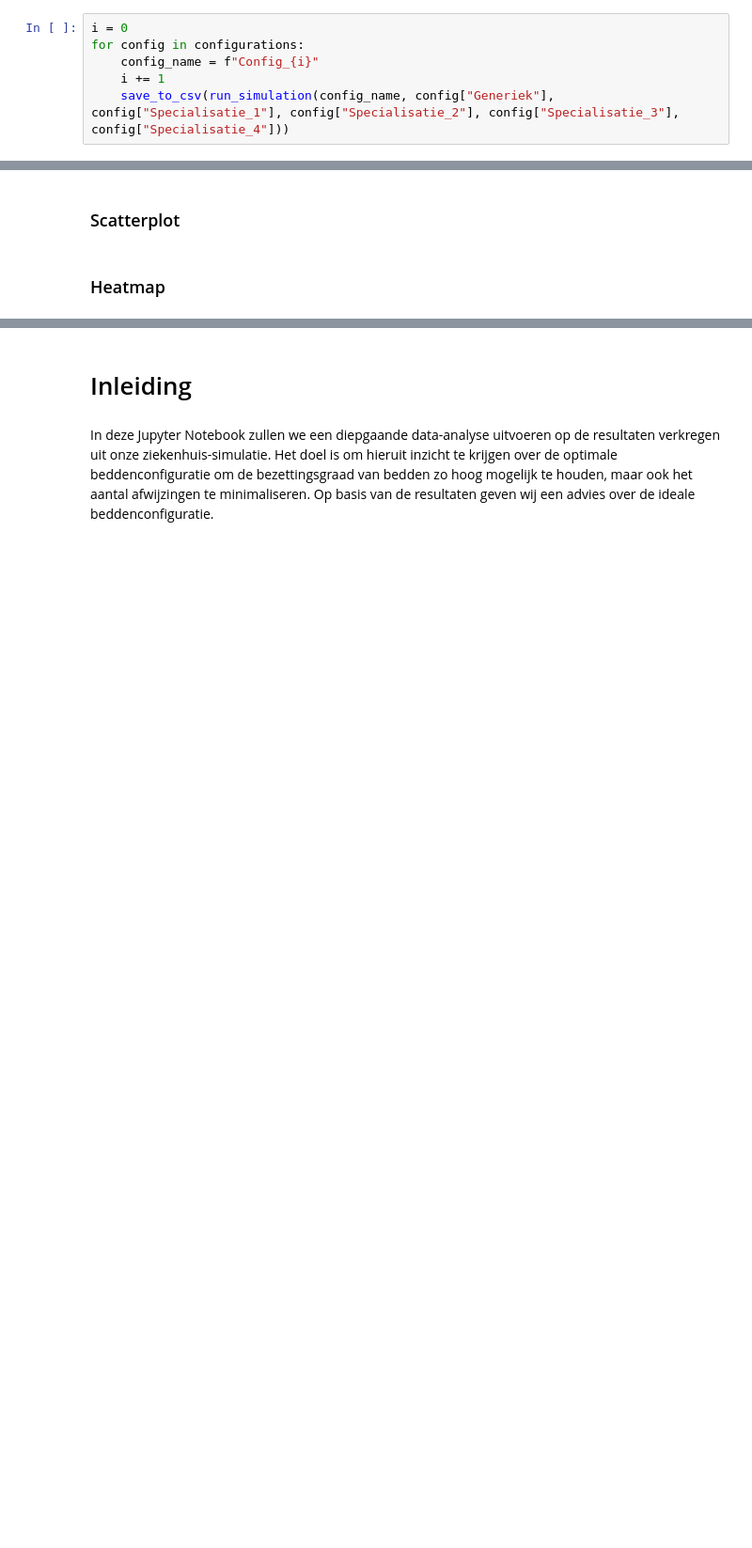
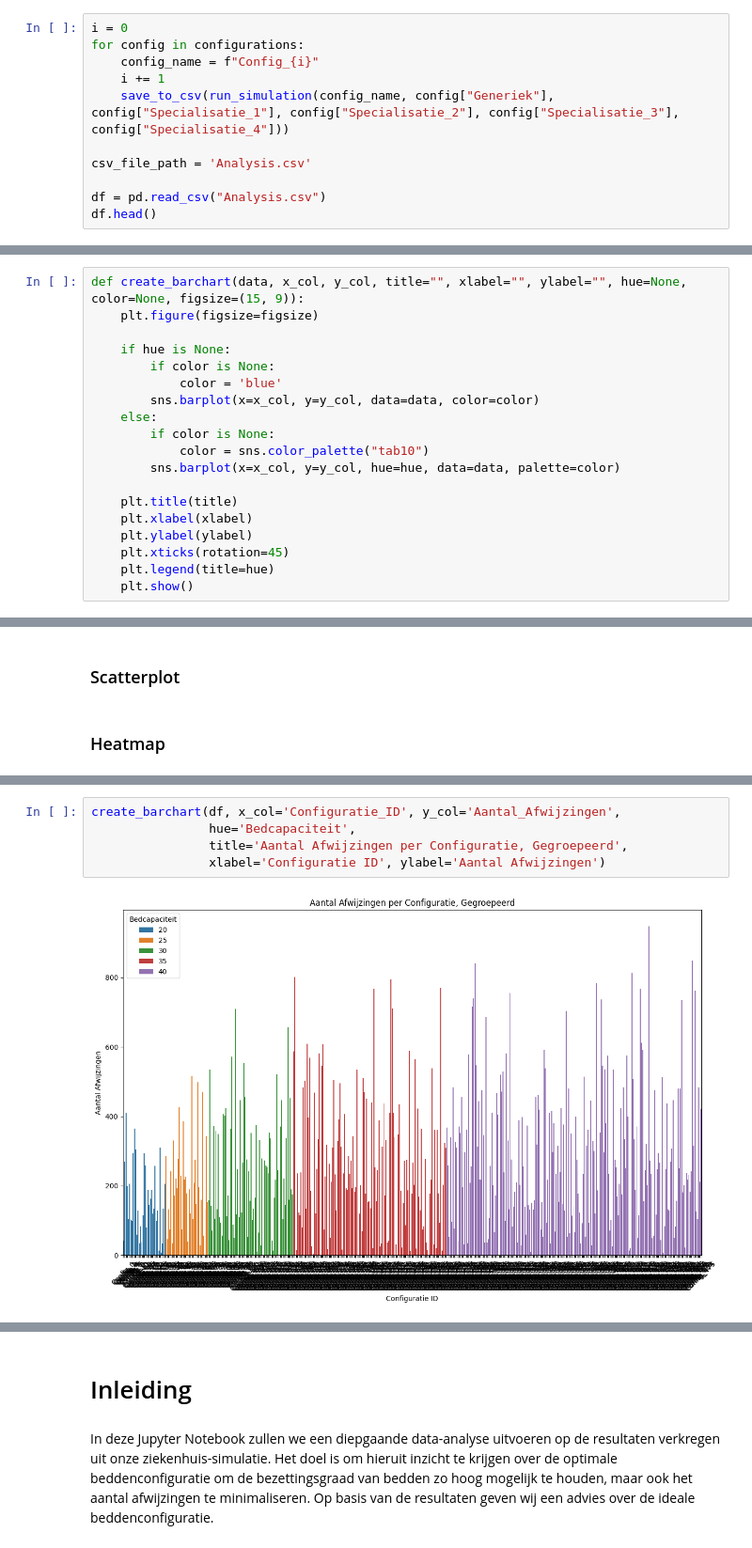
Before and after one commit to FabianTrapman/Project_BOG, a Jupyter notebook: Data Analysis.ipynb, the cells around one changed output, grey strips where cells are left out. Shown at 94% size. Saved outputs shown, nothing was run; the diff lists cells and outputs as text; blank space fills up the shorter version.

Commit message:
Barchart

```diff
--- a/Data Analysis.ipynb
+++ b/Data Analysis.ipynb
@@ -148,3 +147,8 @@ for config in configurations:
     config_name = f"Config_{i}"
     i += 1
     save_to_csv(run_simulation(config_name, config["Generiek"], config["Specialisatie_1"], config["Specialisatie_2"], config["Specialisatie_3"], config["Specialisatie_4"]))
+
+csv_file_path = 'Analysis.csv'
+
+df = pd.read_csv("Analysis.csv")
+df.head()
@@ -157,3 +168,22 @@ Hier worden alle benodigde functies gemaakt voor het visualiseren van data uit o
+# %%
+def create_barchart(data, x_col, y_col, title="", xlabel="", ylabel="", hue=None, color=None, figsize=(15, 9)):
+    plt.figure(figsize=figsize)
+
+    if hue is None:
+        if color is None:
+            color = 'blue'
+        sns.barplot(x=x_col, y=y_col, data=data, color=color)
+    else:
+        if color is None:
+            color = sns.color_palette("tab10")
+        sns.barplot(x=x_col, y=y_col, hue=hue, data=data, palette=color)
+
+    plt.title(title)
+    plt.xlabel(xlabel)
+    plt.ylabel(ylabel)
+    plt.xticks(rotation=45)
+    plt.legend(title=hue)
+    plt.show()
 # %% [markdown]
 ### Lijngrafiek
 # %% [markdown]
@@ -164,0 +197,7 @@ Hier worden alle benodigde functies gemaakt voor het visualiseren van data uit o
+# %%
+create_barchart(df, x_col='Configuratie_ID', y_col='Aantal_Afwijzingen',
+                hue='Bedcapaciteit',
+                title='Aantal Afwijzingen per Configuratie, Gegroepeerd',
+                xlabel='Configuratie ID', ylabel='Aantal Afwijzingen')
+# %% [output]
+[figure, added]
```
Also changed, not shown: parts of 9 cells of this notebook.
